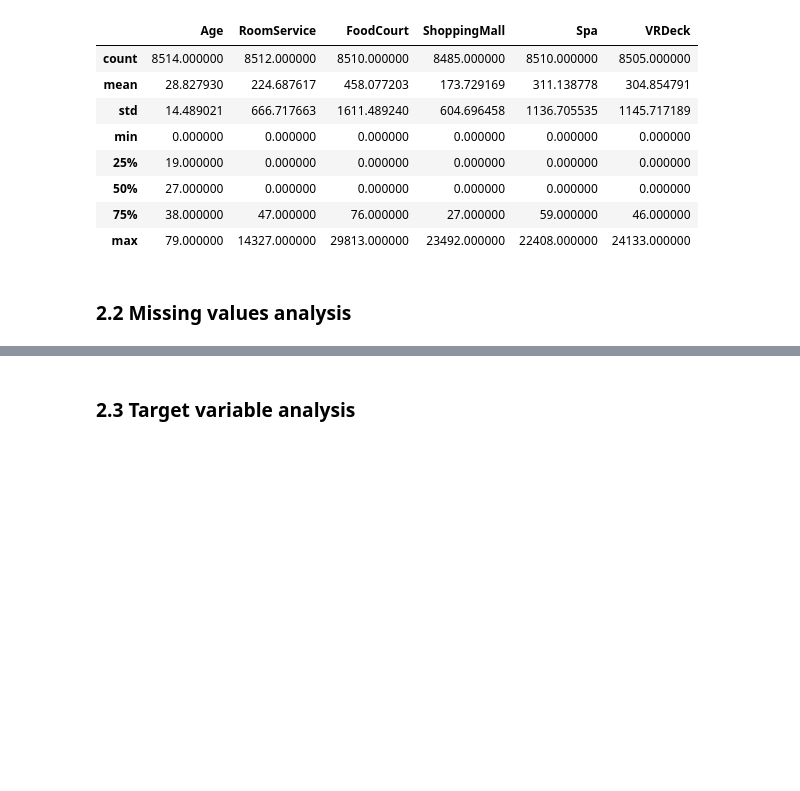
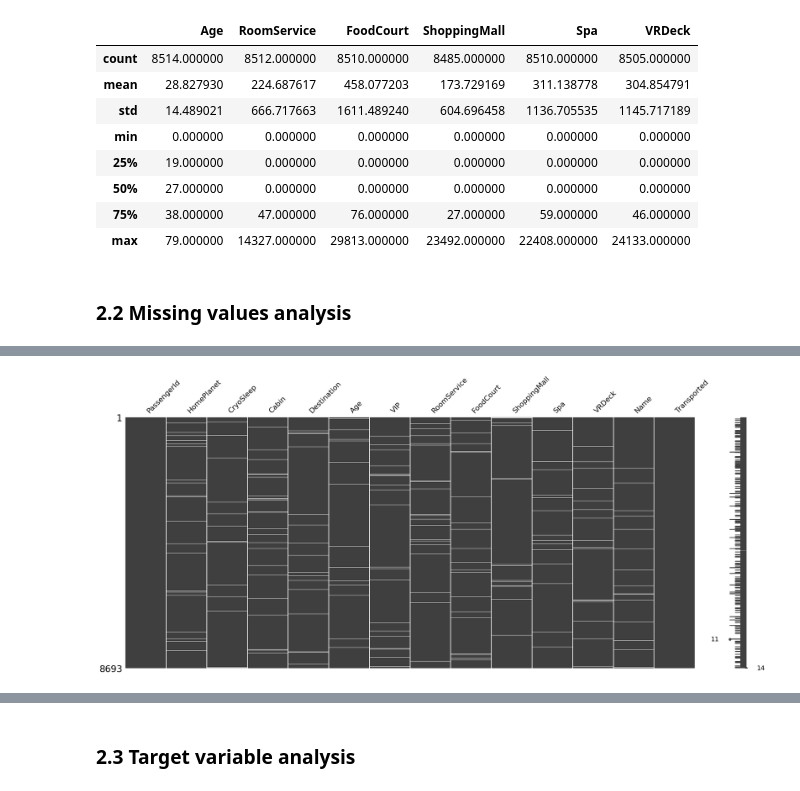
Before and after one commit to Looczky/Space_project, a Jupyter notebook: main.ipynb, the cells around one changed output, grey strips where cells are left out. Drawn from its saved outputs; the diff is of its cells as text; code cells hidden in the pictures; blank space fills up the shorter version.

```diff
--- a/main.ipynb
+++ b/main.ipynb
@@ -77,0 +102,5 @@ plt.show()
+# %%
+msno.matrix(train)
+plt.show()
+# %% [output]
+[figure, added]
```
Also changed, not shown: parts of 22 cells of this notebook.
